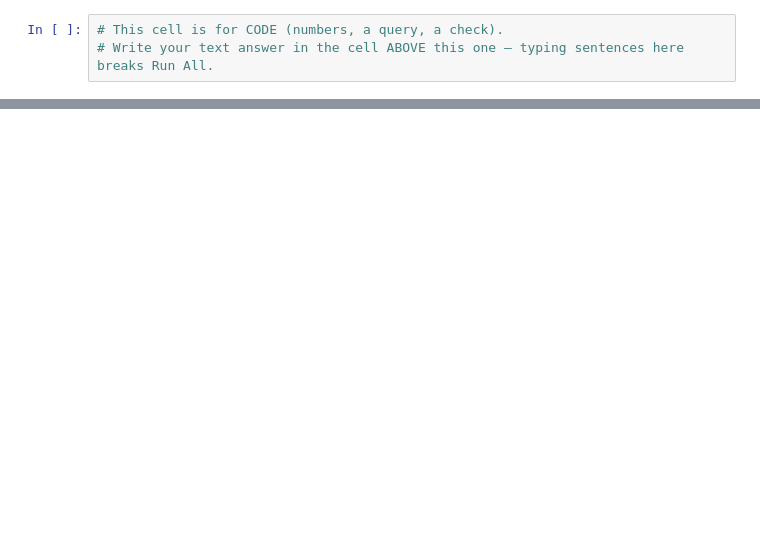
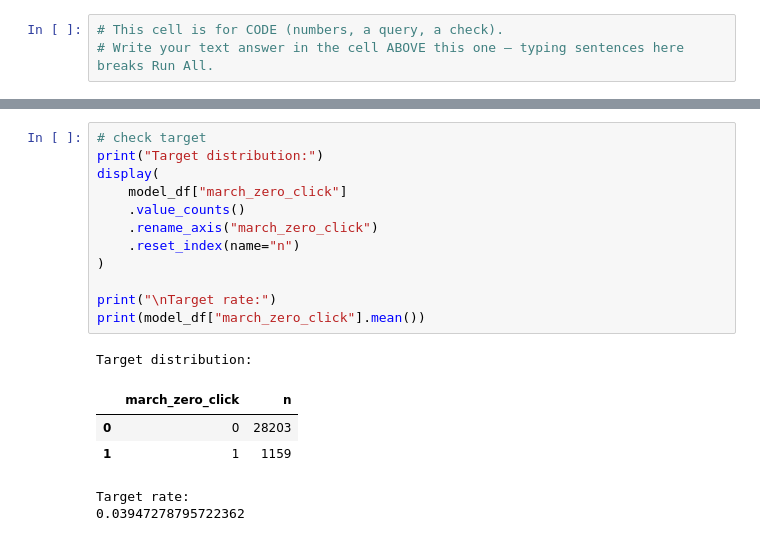
Before and after one commit to balabhadra3141/flyrank-ml-internship, a Jupyter notebook: work/notebooks/w05_model.ipynb, the cells around one changed output, grey strips where cells are left out. Drawn from its saved outputs; the diff is of its cells as text; blank space fills up the shorter version.

```diff
--- a/work/notebooks/w05_model.ipynb
+++ b/work/notebooks/w05_model.ipynb
@@ -46,0 +181,19 @@ Before you submit, confirm each line honestly:
+# %%
+# check target
+print("Target distribution:")
+display(
+    model_df["march_zero_click"]
+    .value_counts()
+    .rename_axis("march_zero_click")
+    .reset_index(name="n")
+)
+
+print("\nTarget rate:")
+print(model_df["march_zero_click"].mean())
+# %% [output]
+Target distribution:
+|  | march_zero_click | n |
+| 0 | 0 | 28203 |
+| 1 | 1 | 1159 |
+Target rate:
+0.03947278795722362
```
Also changed, not shown: parts of 29 cells of this notebook.
